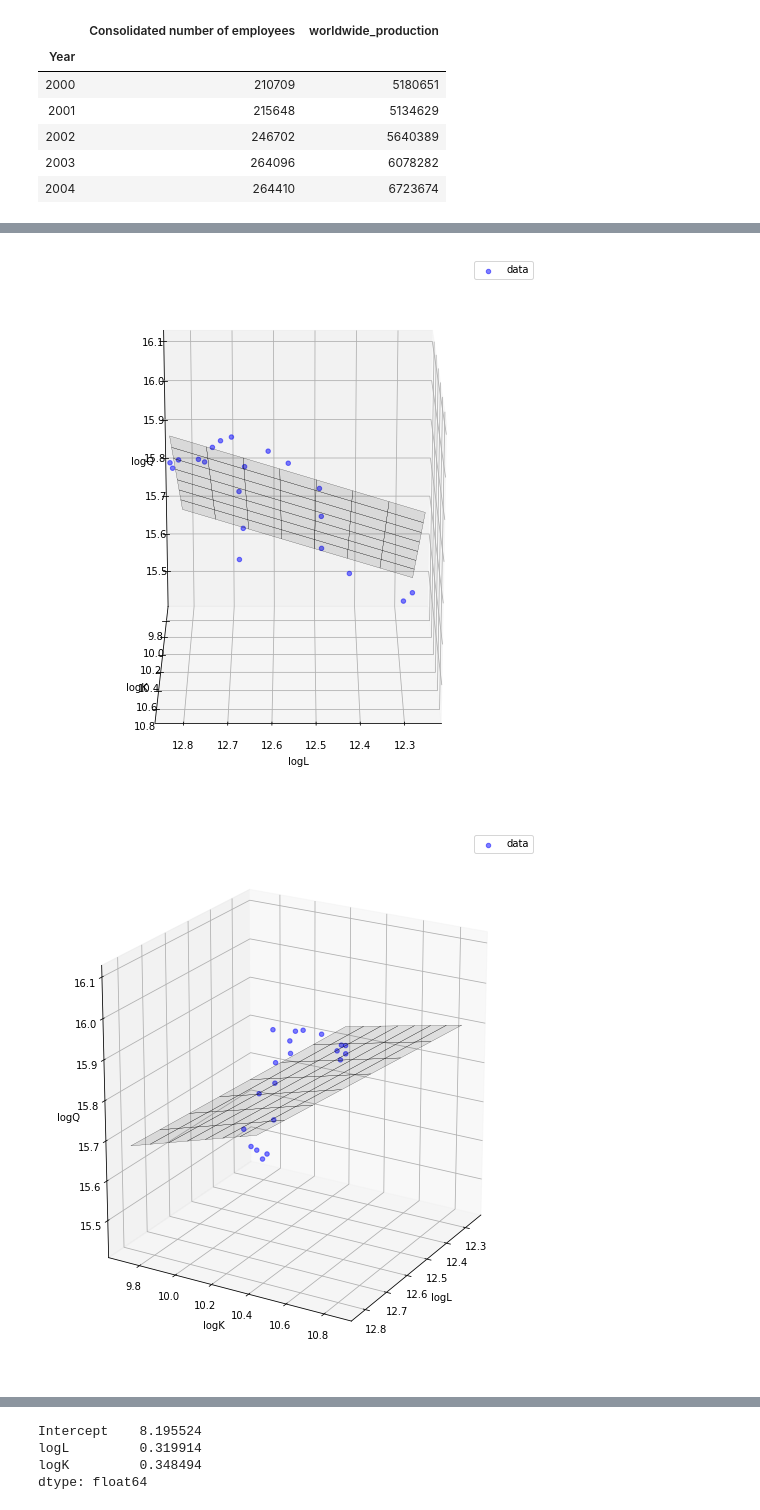
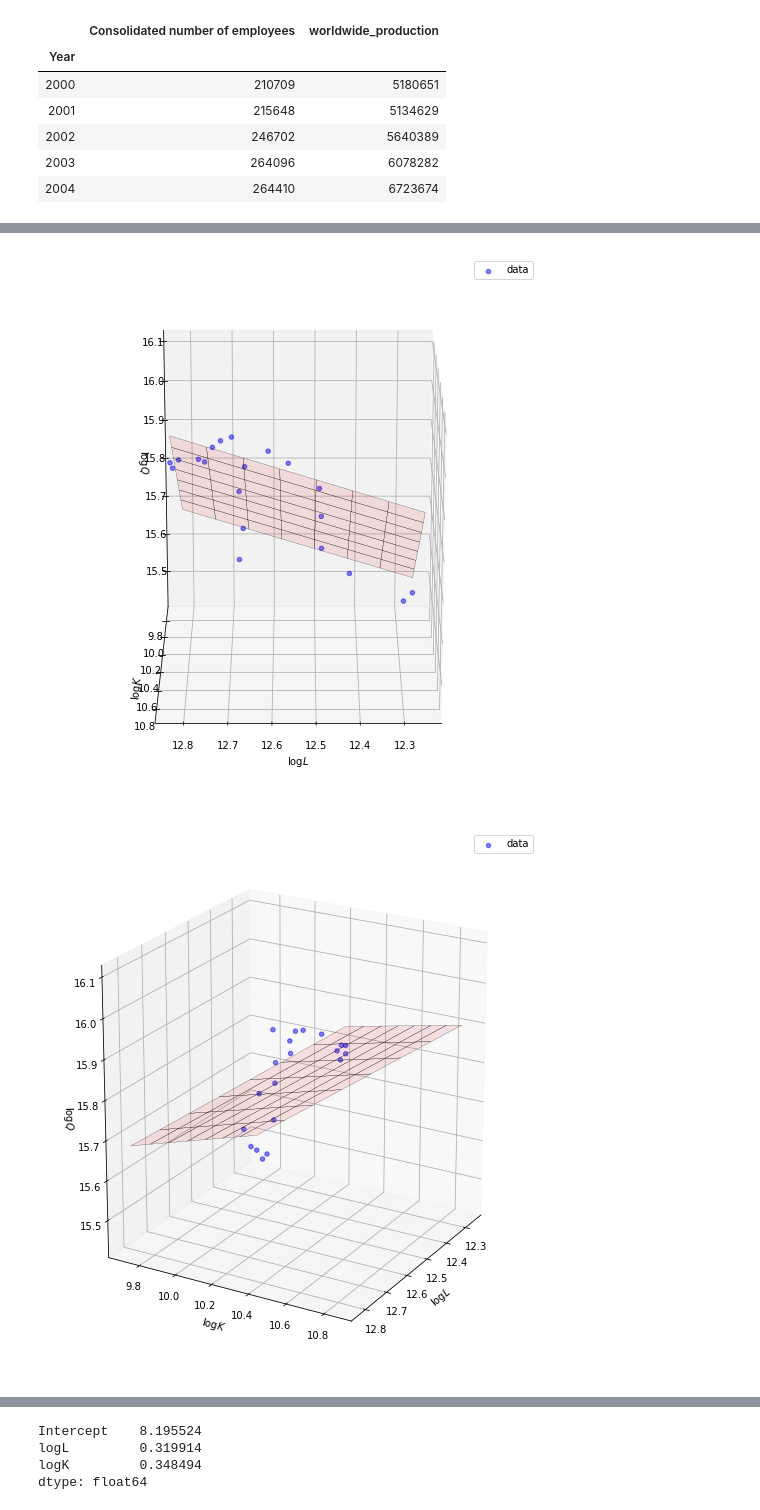
Before and after one commit to karl-johan-grahn/toyota-analysis, a Jupyter notebook: production_function.ipynb, the cells around one changed output, grey strips where cells are left out. Drawn from its saved outputs; the diff is of its cells as text; code cells hidden in the pictures.

```diff
--- a/production_function.ipynb
+++ b/production_function.ipynb
@@ -50,6 +61,8 @@ empl_prod_assets.head()
 empl_prod_assets['logL'] = np.log(empl_prod_assets['Consolidated number of employees'])
 empl_prod_assets['logK'] = np.log(empl_prod_assets['total_assets'])
 empl_prod_assets['logQ'] = np.log(empl_prod_assets['worldwide_production'])
+empl_prod_assets['logQ_K'] = np.log(empl_prod_assets['worldwide_production']/empl_prod_assets['total_assets'])
+empl_prod_assets['logL_K'] = np.log(empl_prod_assets['Consolidated number of employees']/empl_prod_assets['total_assets'])
 
 empl_prod_assets.head()
 # %% [output]
@@ -90,3 +103,8 @@ Warnings:
 [1] Standard Errors assume that the covariance matrix of the errors is correctly specified.
 [2] The condition number is large, 2.67e+03. This might indicate that there are
 strong multicollinearity or other numerical problems.
+# %%
+# Ordinary least squares for simple linear regression - assuming constant returns
+model_constant_growth = smf.ols(formula = 'logQ_K ~ logL_K', data = empl_prod_assets).fit()
+
+model_constant_growth.summary()
@@ -93,6 +131,7 @@ strong multicollinearity or other numerical problems.
 # %%
 # Get the predictions and record these predictions to the data frame
-empl_prod_assets['predictions'] = model.predict()
+empl_prod_assets['pred_var_ret'] = model.predict()
+empl_prod_assets['pred_con_ret'] = model_constant_growth.predict()
 
 empl_prod_assets.head()
 # %% [output]
@@ -109,36 +148,36 @@ empl_prod_assets.head()
 from mpl_toolkits.mplot3d import Axes3D
 import matplotlib.pyplot as plt
 
 def plot_data_model(pos, size, elev, azim):
     x_surf = np.linspace(empl_prod_assets.logL.min(), empl_prod_assets.logL.max(), 8)
     y_surf = np.linspace(empl_prod_assets.logK.min(), empl_prod_assets.logK.max(), 8)
     x_surf, y_surf = np.meshgrid(x_surf, y_surf)
 
     onlyX = pd.DataFrame({'logL': x_surf.ravel(), 'logK': y_surf.ravel()})
     fittedY = model.predict(exog = onlyX)
 
     fig = plt.figure(figsize=size)
     ax = fig.add_subplot(pos, projection = '3d')
     ax.scatter(empl_prod_assets['logL'],
                empl_prod_assets['logK'],
                empl_prod_assets['logQ'],
                c = 'blue', marker = 'o', alpha = 0.5, label = 'data')
     ax.plot_surface(x_surf,
                     y_surf,
                     fittedY.values.reshape(x_surf.shape),
-                    color = 'None', edgecolor = 'black', alpha = 0.1, linewidth = 0.2)
-    ax.set_xlabel('logL')
-    ax.set_ylabel('logK')
-    ax.set_zlabel('logQ')
+                    color = 'Red', edgecolor = 'black', alpha = 0.1, linewidth = 0.2)
+    ax.set_xlabel(r'$\log{L}$')
+    ax.set_ylabel(r'$\log{K}$')
+    ax.set_zlabel(r'$\log{Q}$')
     ax.legend()
     ax.view_init(elev, azim)
     return ax
 
 plot_data_model(131, (30, 10), 20, 90)
 plot_data_model(132, (30, 10), 20, 30)
 plot_data_model(133, (30, 10), 20, 0)
 
 plt.show()
 # %% [output]
-[figure, old version]
+[figure, new version]
-[figure, old version]
+[figure, new version]
```
Also changed, not shown: parts of 9 cells of this notebook.
